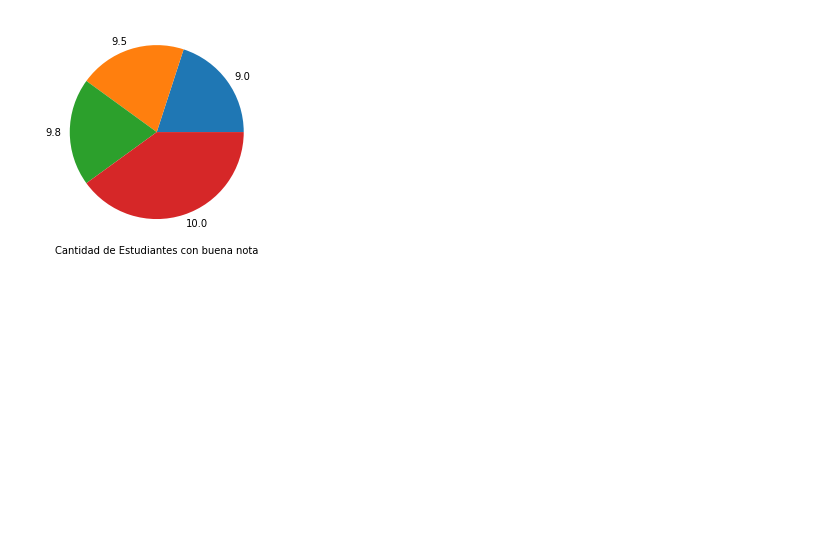
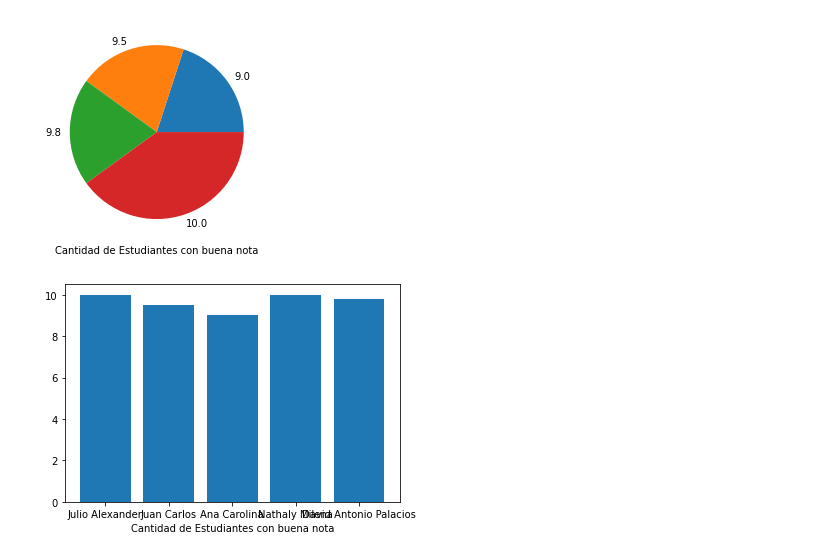
Before and after one commit to VanessaRivas2000/Progra3, a Jupyter notebook: Practicas_Teoricas.ipynb, the cells around one changed output. Drawn from its saved outputs; the diff is of its cells as text; code cells hidden in the pictures; blank space fills up the shorter version.

```diff
--- a/Practicas_Teoricas.ipynb
+++ b/Practicas_Teoricas.ipynb
@@ -702,3 +702,12 @@ plt.show()
 sobresalientes.to_csv("/content/graficasobresalientes.csv", sep=";")
 # %% [output]
 [figure]
+# %%
+tabla_sobresalientes = pd.crosstab(index=sobresalientes["notas"], columns="Fr")
+plt.bar(sobresalientes["alumnos"], sobresalientes["notas"])
+plt.xlabel("Cantidad de Estudiantes con buena nota")
+plt.show()
+
+sobresalientes.to_csv("/content/graficasobresalientes.csv", sep=";")
+# %% [output]
+[figure, added]
```
